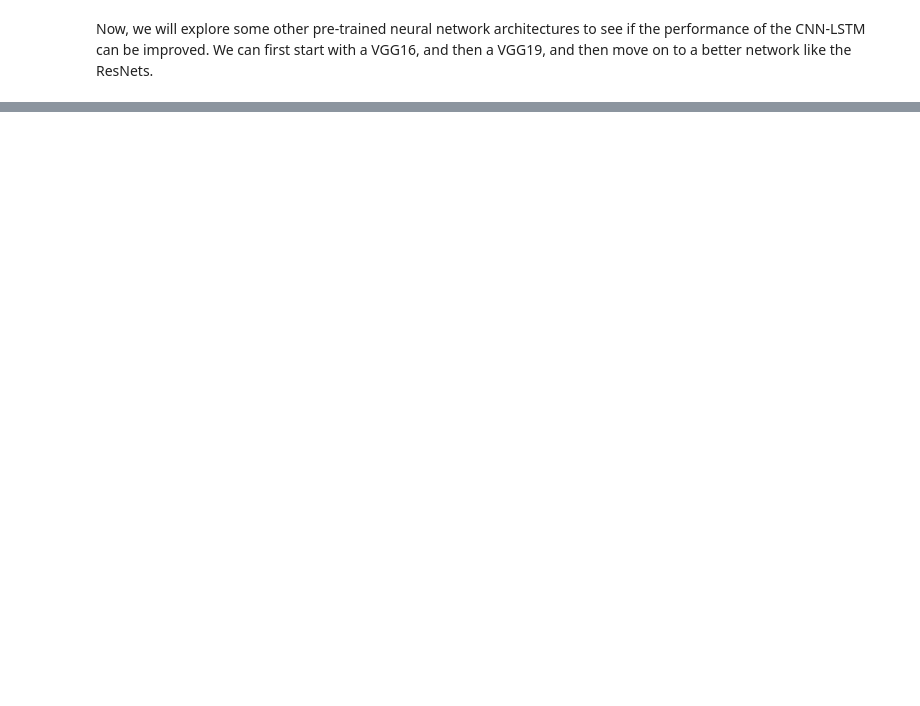
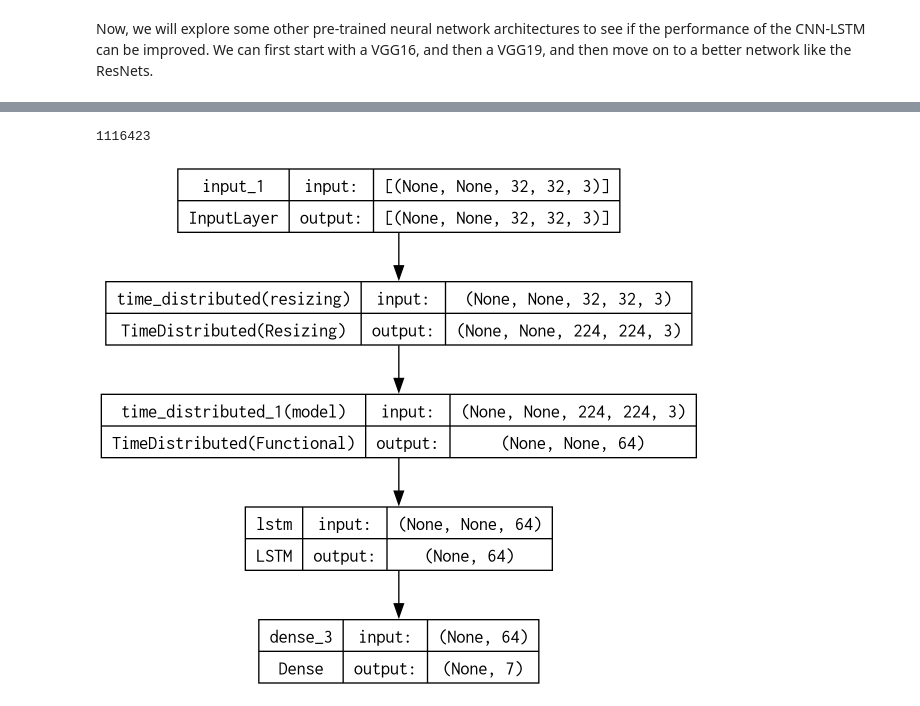
Before and after one commit to Gayara-Fernando/CNN_LSTM, a Jupyter notebook: 6_Other_models_train_script_vgg16.ipynb, the cells around one changed output, grey strips where cells are left out. Cells and saved outputs as stored; diff of their text form; code cells hidden in the pictures; blank space fills up the shorter version.

Commit message:
Add teh train script for the CNN LSTM with vgg16 as the base CNN

```diff
--- a/6_Other_models_train_script_vgg16.ipynb
+++ b/6_Other_models_train_script_vgg16.ipynb
@@ -44,0 +211,6 @@ for item in np.array(all_feature_subwindow_names).flatten():
+# %%
+# time dist layer for the entire model
+time_dist_layer = tf.keras.layers.TimeDistributed(new_model)
+
+time_dist_output = time_dist_layer(resized_input)
+time_dist_output
@@ -44,0 +219,4 @@ for item in np.array(all_feature_subwindow_names).flatten():
+# %%
+lstm_layer = tf.keras.layers.LSTM(64)
+lstm_output = lstm_layer(time_dist_output)
+lstm_output
@@ -44,0 +225,6 @@ for item in np.array(all_feature_subwindow_names).flatten():
+# %%
+# pred_layer_td = tf.keras.layers.TimeDistributed()
+pred_layer = tf.keras.layers.Dense(7, activation = "relu")
+# pred_time_dist_layer = tf.keras.layers.TimeDistributed(pred_layer)
+pred_layer_out = pred_layer(lstm_output)
+pred_layer_out
@@ -44,0 +233,3 @@ for item in np.array(all_feature_subwindow_names).flatten():
+# %%
+cnn_lstm = tf.keras.models.Model(inputs, pred_layer_out)
+cnn_lstm.summary()
@@ -44,0 +254,8 @@ for item in np.array(all_feature_subwindow_names).flatten():
+# %%
+1082944 + 33024+455
+# %% [output]
+1116423
+# %%
+tf.keras.utils.plot_model(cnn_lstm, show_shapes = True)
+# %% [output]
+[figure, added]
```
Also changed, not shown: parts of 48 cells of this notebook.
